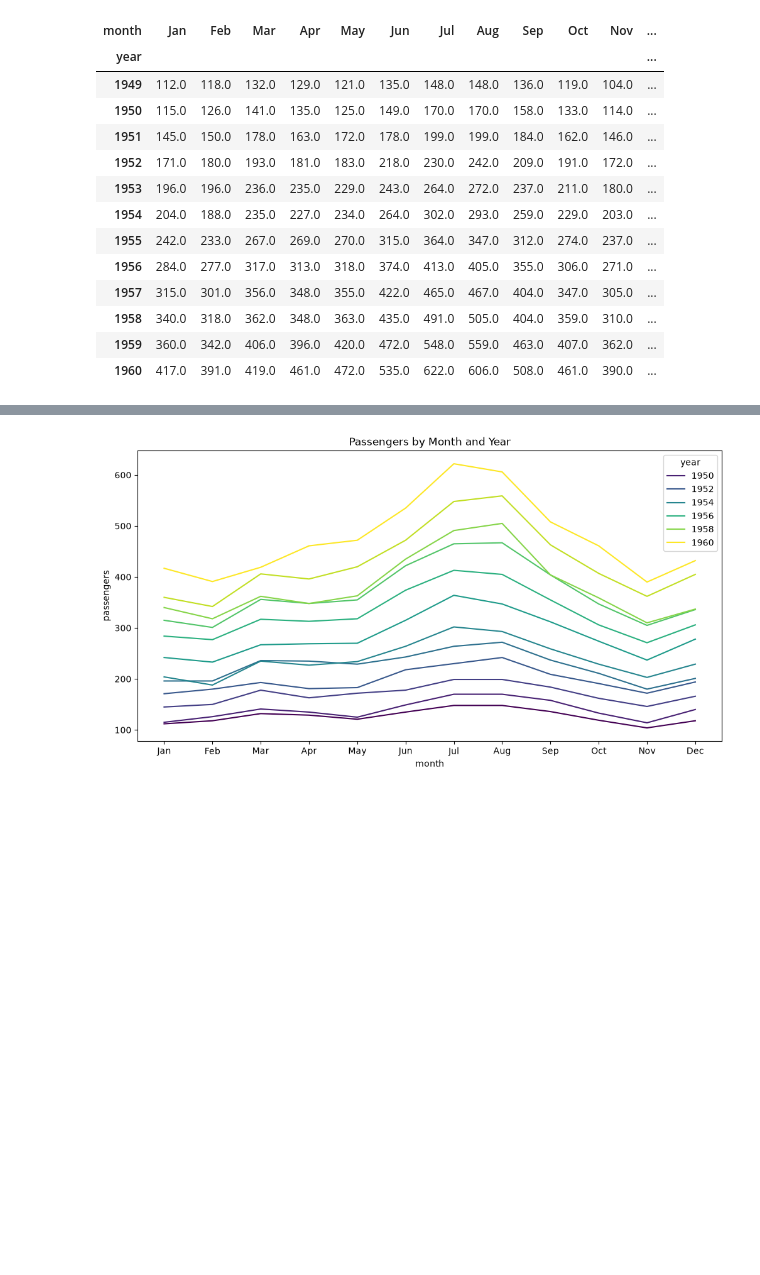
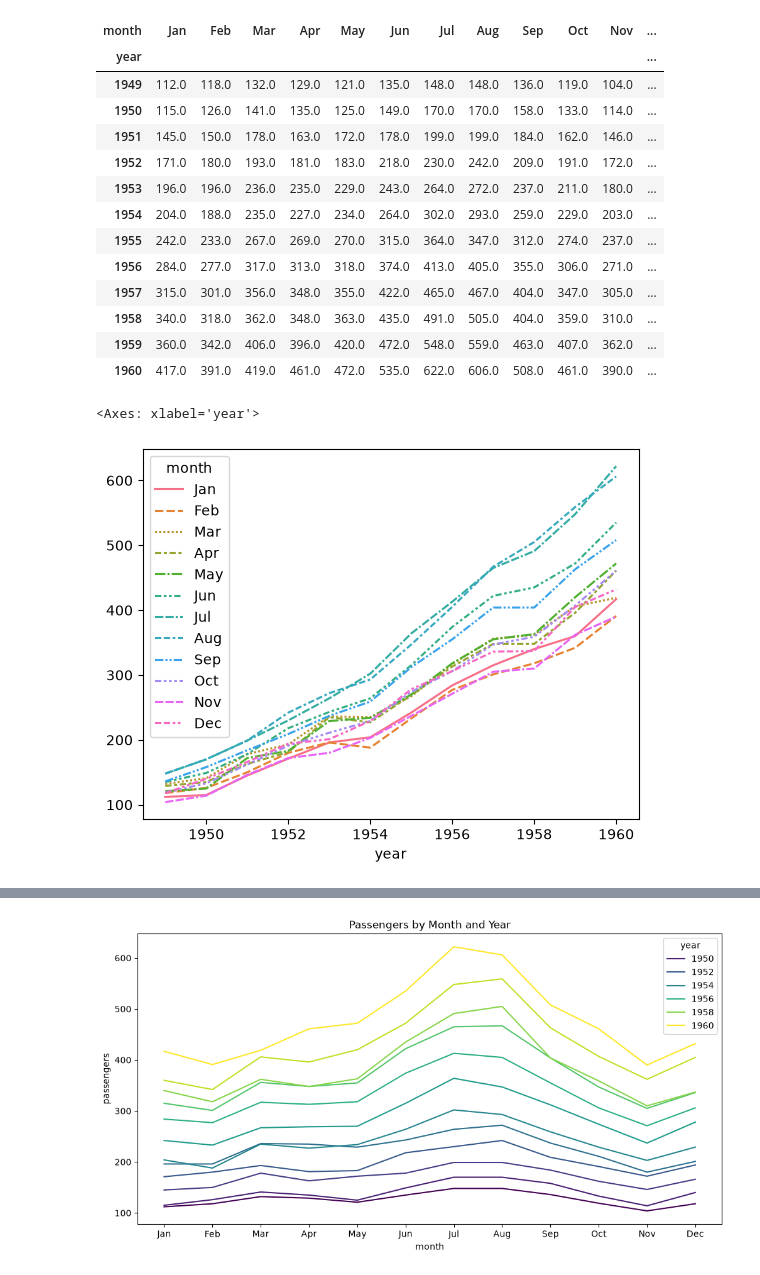
Before and after one commit to Kimchi-2025/big0611, a Jupyter notebook: py/p02_데이터분석및시각화/ch02_pandas/ex04_2_시계열데이터분석.ipynb, the cells around one changed output, grey strips where cells are left out. Cells and saved outputs as stored; diff of their text form; code cells hidden in the pictures; blank space fills up the shorter version.

```diff
--- a/py/p02_데이터분석및시각화/ch02_pandas/ex04_2_시계열데이터분석.ipynb
+++ b/py/p02_데이터분석및시각화/ch02_pandas/ex04_2_시계열데이터분석.ipynb
@@ -738,0 +793,3 @@ pivot
+# %%
+pivot.drop(columns='total', inplace=True)
+pivot.drop('total', inplace=True)
@@ -766,3 +840,8 @@ pivot
 | 1958 | 340.0 | 318.0 | 362.0 | 348.0 | 363.0 | 435.0 | 491.0 | 505.0 | 404.0 | 359.0 | 310.0 | ... |
 | 1959 | 360.0 | 342.0 | 406.0 | 396.0 | 420.0 | 472.0 | 548.0 | 559.0 | 463.0 | 407.0 | 362.0 | ... |
 | 1960 | 417.0 | 391.0 | 419.0 | 461.0 | 472.0 | 535.0 | 622.0 | 606.0 | 508.0 | 461.0 | 390.0 | ... |
+# %%
+sns.lineplot(pivot)
+# %% [output]
+<Axes: xlabel='year'>
+[figure, added]
```
Also changed, not shown: parts of 73 cells of this notebook, 8 other files.
